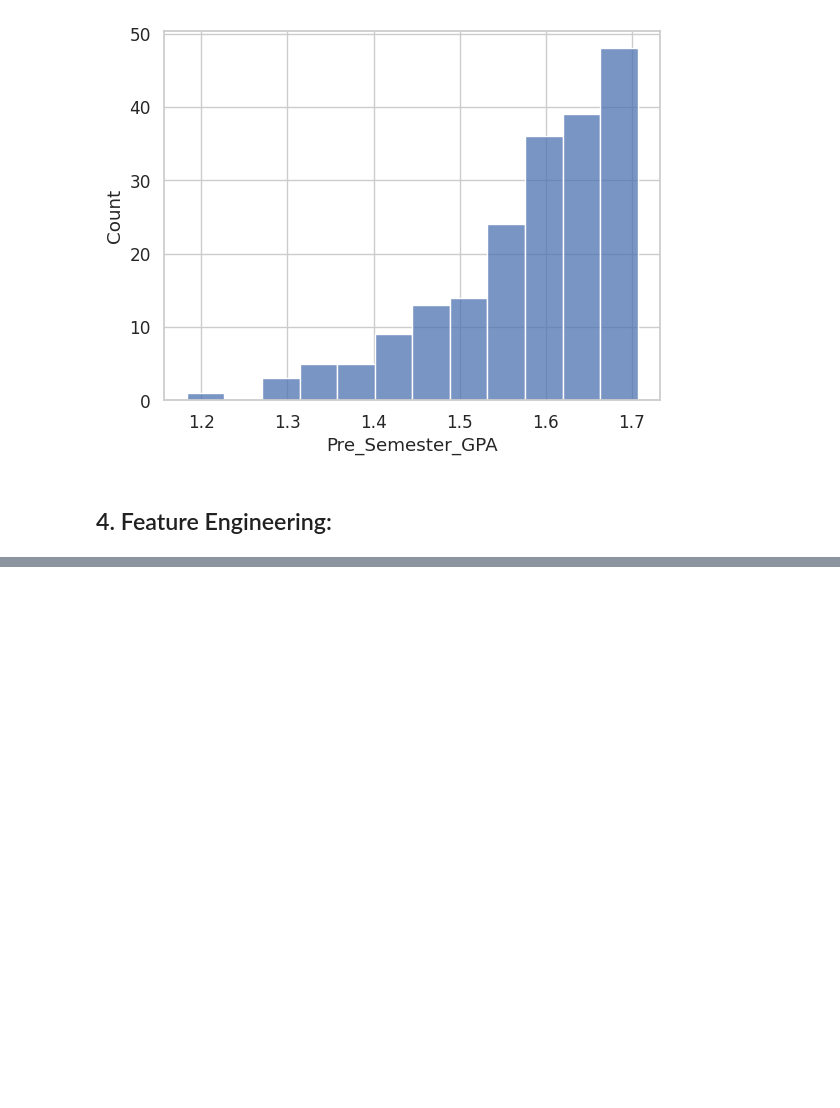
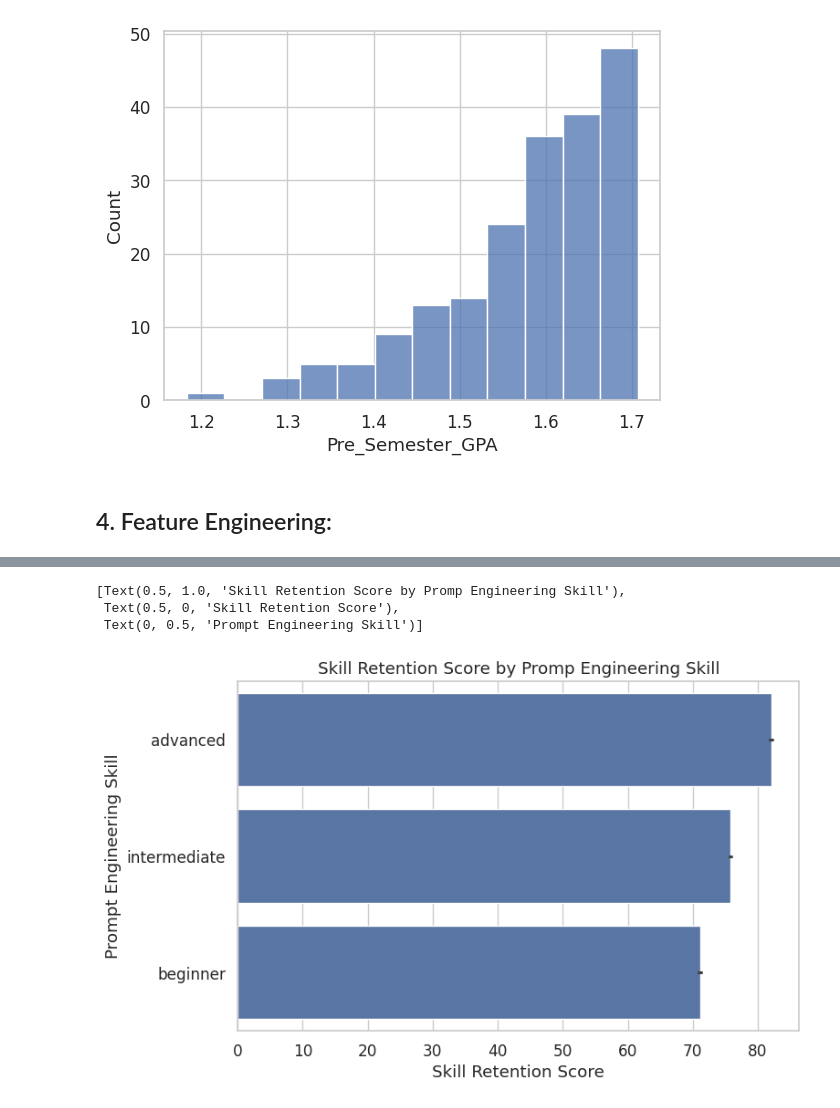
Before and after one commit to Erfan-Taherirani/Applied-ML-Lab, a Jupyter notebook: core_ml/regression/impact_of_ai_on_students/src/GPA_change_analysis.ipynb, the cells around one changed output, grey strips where cells are left out. Drawn from its saved outputs; the diff is of its cells as text; code cells hidden in the pictures; blank space fills up the shorter version.

```diff
--- a/core_ml/regression/impact_of_ai_on_students/src/GPA_change_analysis.ipynb
+++ b/core_ml/regression/impact_of_ai_on_students/src/GPA_change_analysis.ipynb
@@ -476,0 +522,22 @@ brain storming:
+# %%
+fig, ax = plt.subplots(figsize=(8, 5), tight_layout=True)
+
+sns.barplot(
+    data=df,
+    y="Prompt_Engineering_Skill",
+    x="Skill_Retention_Score",
+    order=["advanced", "intermediate", "beginner"],
+    errorbar=("ci", 95),
+    ax=ax
+)
+ax.set(
+    title="Skill Retention Score by Promp Engineering Skill",
+    xlabel="Skill Retention Score",
+    ylabel="Prompt Engineering Skill",
+
+)
+# %% [output]
+[Text(0.5, 1.0, 'Skill Retention Score by Promp Engineering Skill'),
+ Text(0.5, 0, 'Skill Retention Score'),
+ Text(0, 0.5, 'Prompt Engineering Skill')]
+[figure, added]
```
Also changed, not shown: parts of 51 cells of this notebook.
